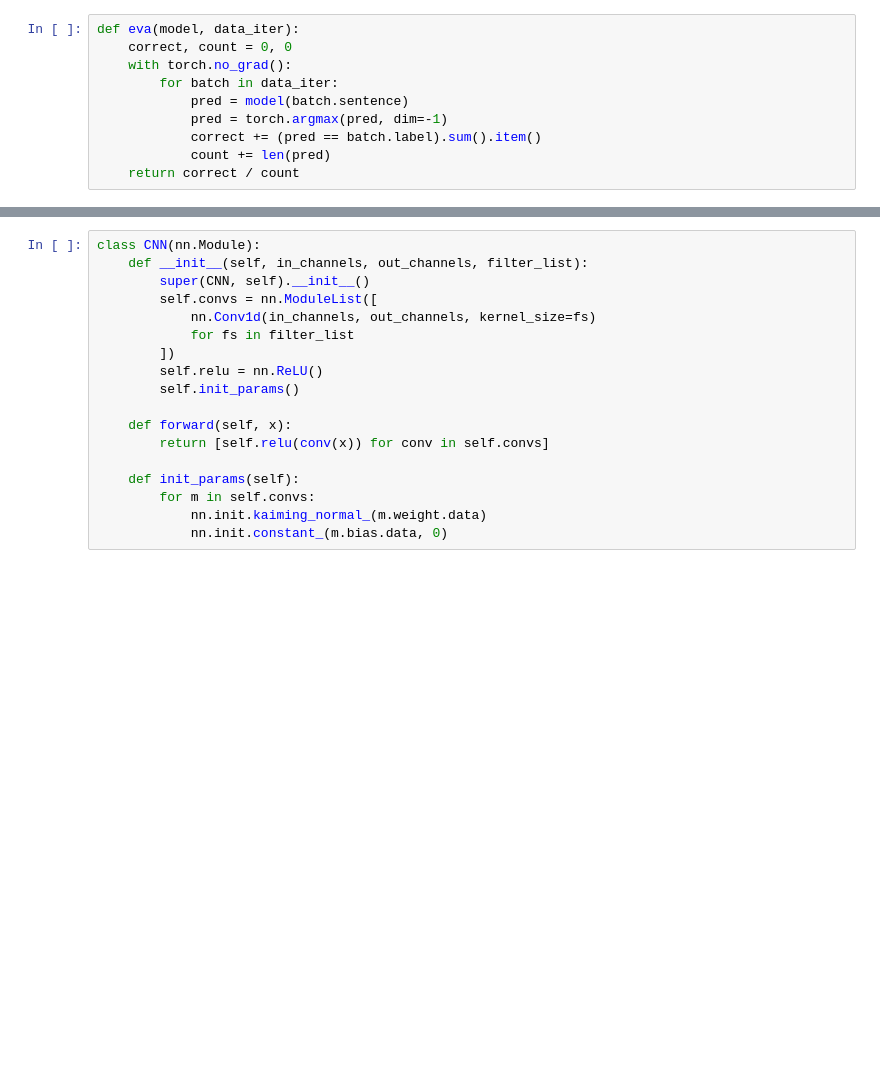
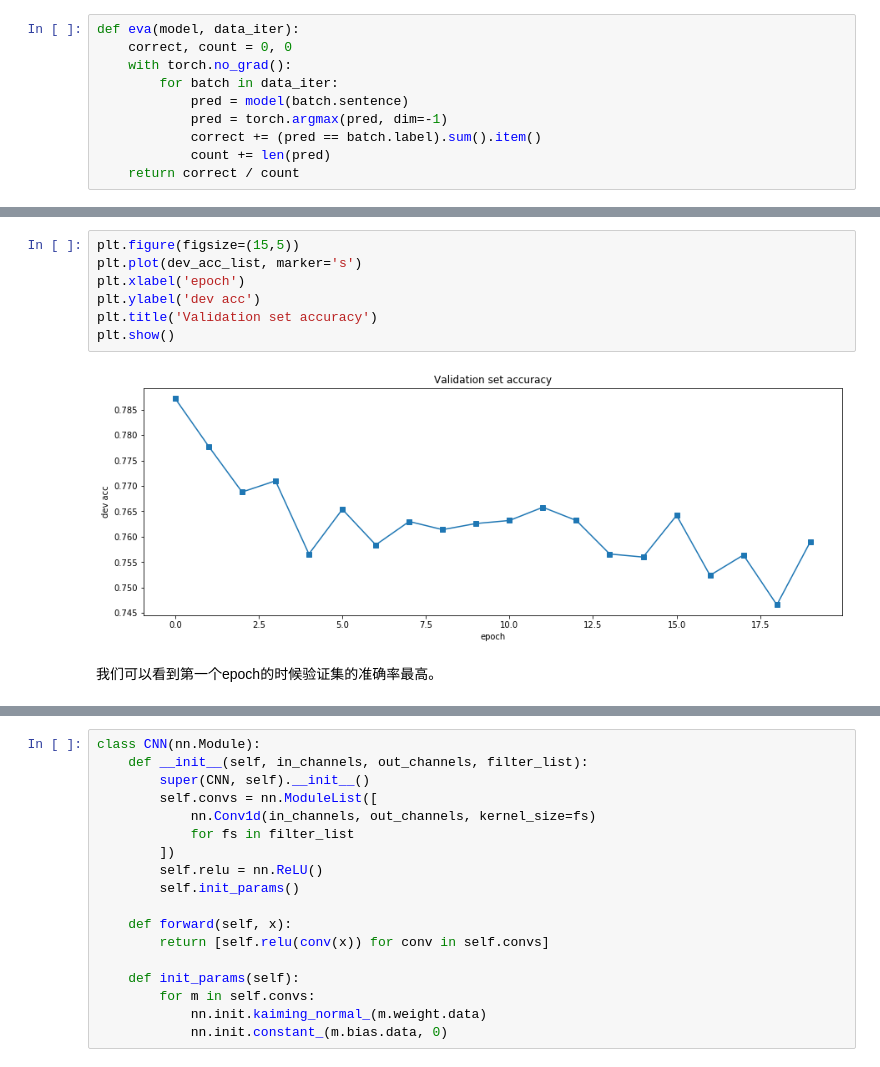
Before and after one commit to nishiwen1214/TextClassification, a Jupyter notebook: 文本分类项目.ipynb, the cells around one changed output, grey strips where cells are left out. Drawn from its saved outputs; the diff is of its cells as text; blank space fills up the shorter version.

```diff
--- a/文本分类项目.ipynb
+++ b/文本分类项目.ipynb
@@ -140,0 +186,11 @@ eva(textfnn, test_iter)
+# %%
+plt.figure(figsize=(15,5))
+plt.plot(dev_acc_list, marker='s')
+plt.xlabel('epoch')
+plt.ylabel('dev acc')
+plt.title('Validation set accuracy')
+plt.show()
+# %% [output]
+[figure, added]
+# %% [markdown]
+我们可以看到第一个epoch的时候验证集的准确率最高。
```
Also changed, not shown: parts of 120 cells of this notebook, 1 other file.
